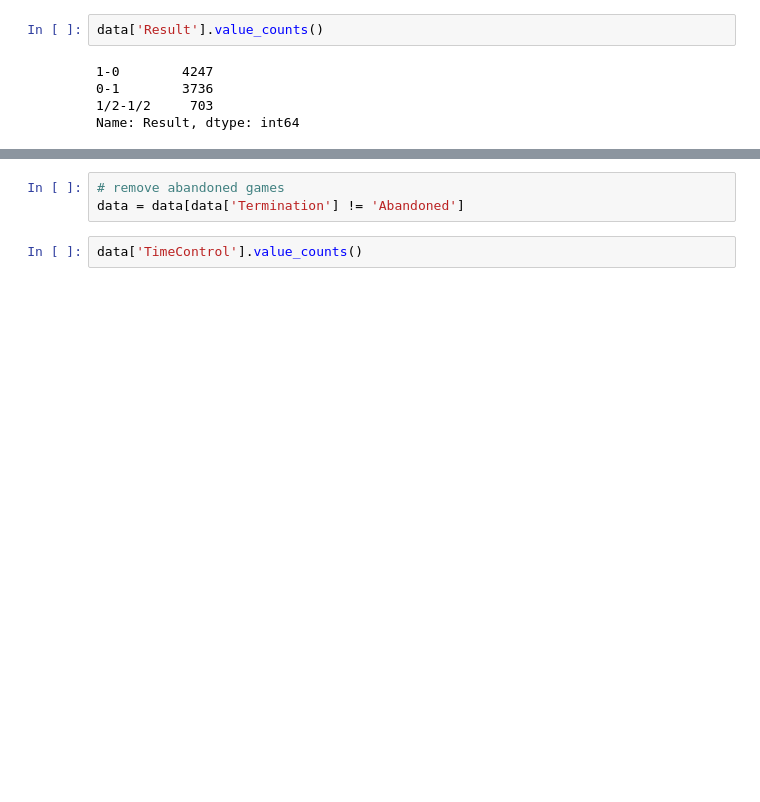
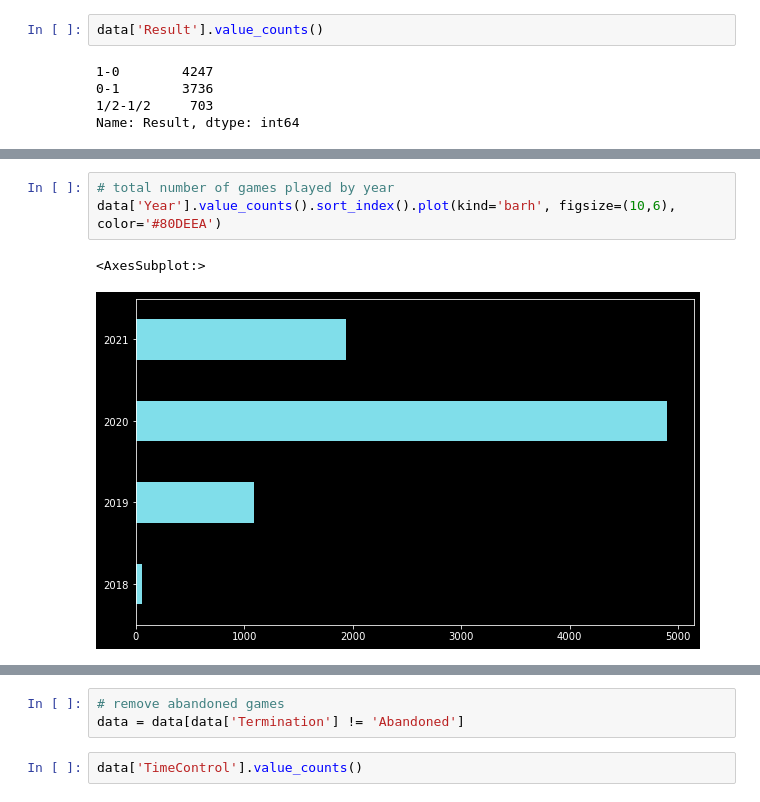
Before and after one commit to Bhadreshwara/CarlsenGamesClassification, a Jupyter notebook: main.ipynb, the cells around one changed output, grey strips where cells are left out. Drawn from its saved outputs; the diff is of its cells as text; blank space fills up the shorter version.

```diff
--- a/main.ipynb
+++ b/main.ipynb
@@ -161,3 +134,9 @@ data['Result'].replace(['1-0', '0-1', '1/2-1/2'], ['Win', 'Loss', 'Draw'], inpla
+# %%
+# total number of games played by year
+data['Year'].value_counts().sort_index().plot(kind='barh', figsize=(10,6), color='#80DEEA')
+# %% [output]
+<AxesSubplot:>
+[figure, added]
 # %%
 data['Termination'].value_counts()
 # %% [output]
```
Also changed, not shown: parts of 31 cells of this notebook.
